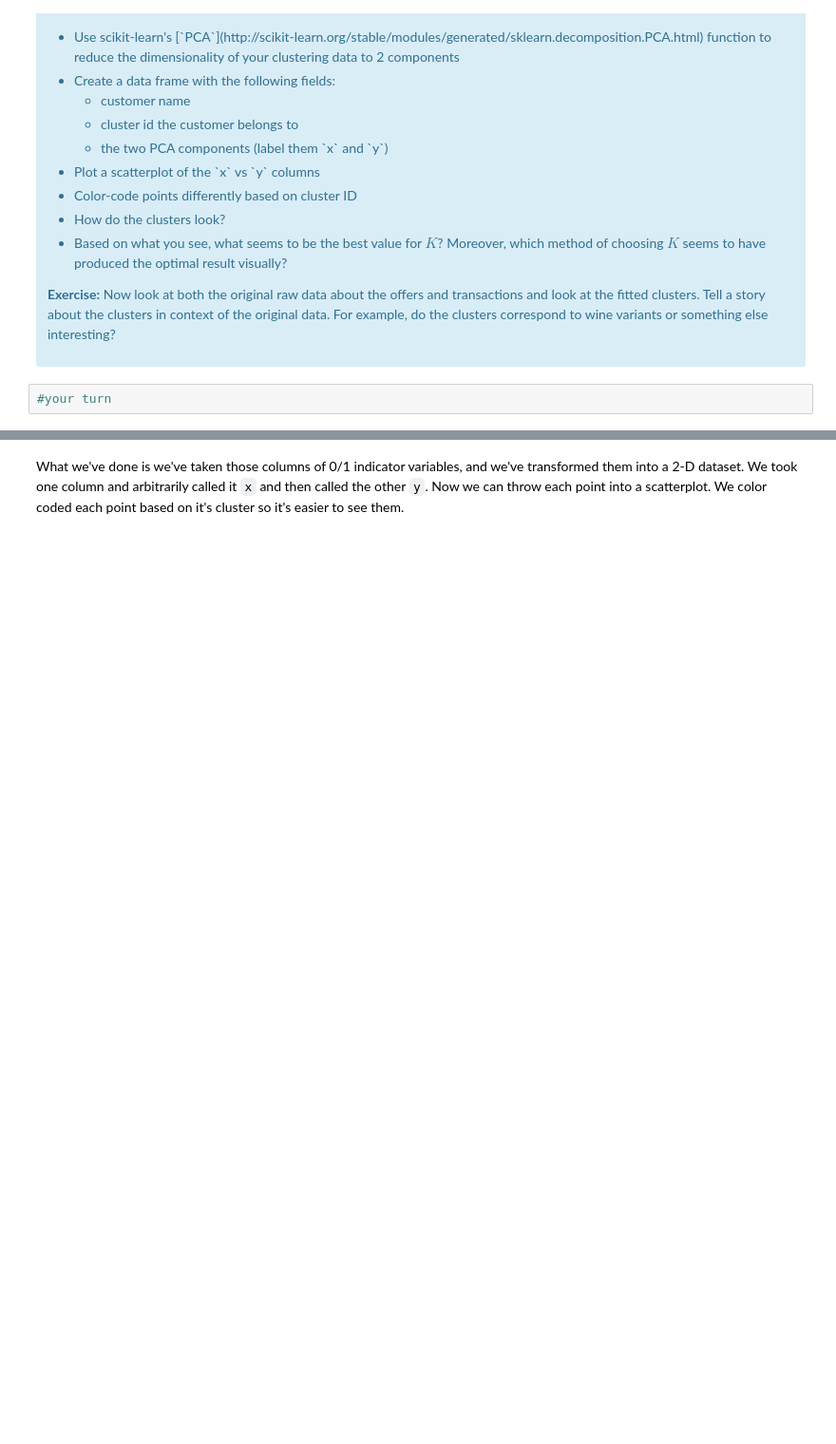
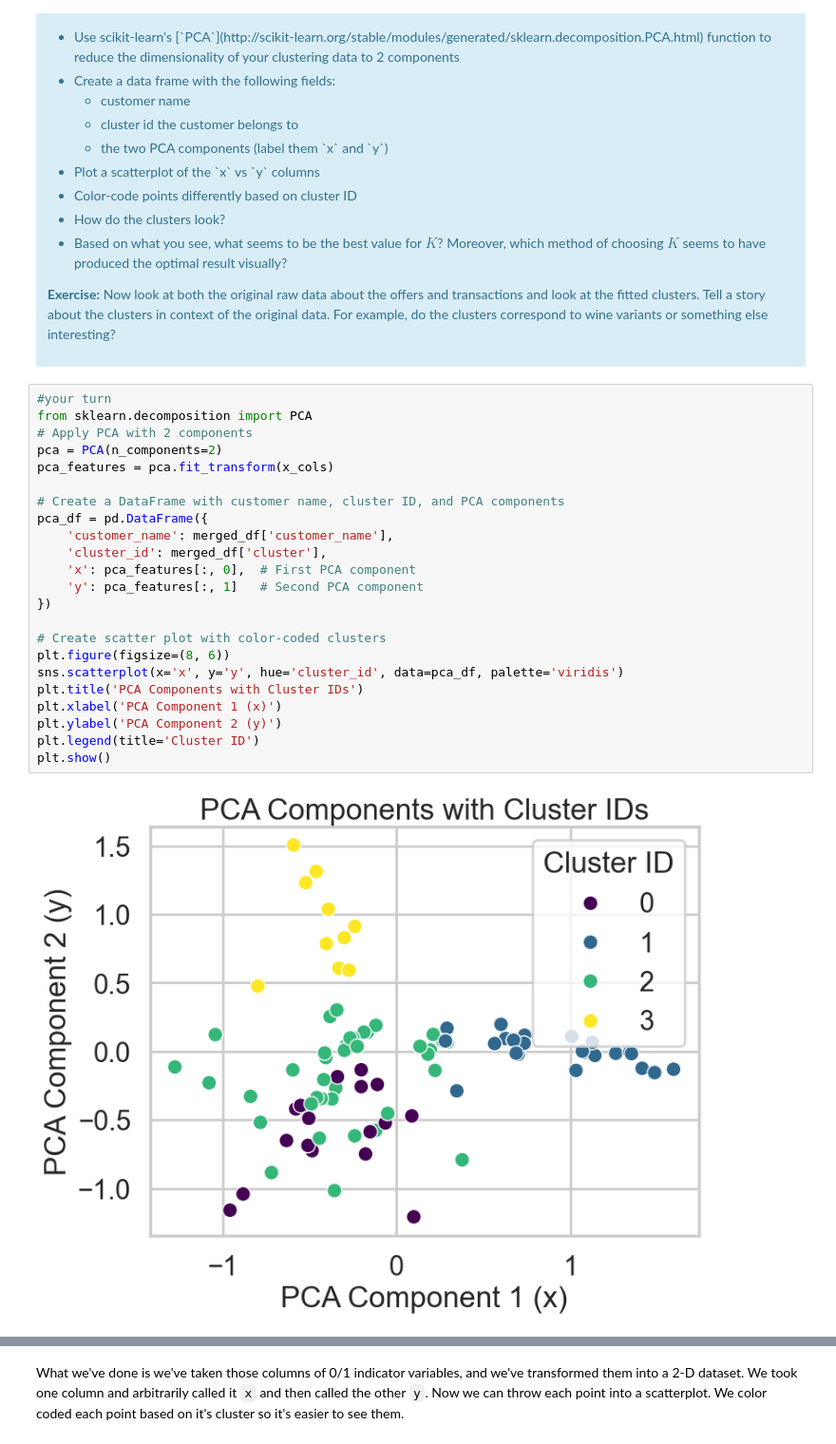
Before and after one commit to BTExpress1/miniprojects, a Jupyter notebook: Clustering Case Study/Clustering Case Study - Customer Segmentation with K-Means - Tier 3.ipynb, the cells around one changed output, grey strips where cells are left out. Shown: that part at 95% size. Saved outputs shown, nothing was run; the diff lists cells and outputs as text; blank space fills up the shorter version.

```diff
--- a/Clustering Case Study/Clustering Case Study - Customer Segmentation with K-Means - Tier 3.ipynb
+++ b/Clustering Case Study/Clustering Case Study - Customer Segmentation with K-Means - Tier 3.ipynb
@@ -398,5 +404,28 @@ This is only one use of PCA for dimension reduction. We can also use PCA when we
 
 <p><b>Exercise:</b> Now look at both the original raw data about the offers and transactions and look at the fitted clusters. Tell a story about the clusters in context of the original data. For example, do the clusters correspond to wine variants or something else interesting?</p>
 </div>
-# %%
-#your turn
+# %%
+#your turn
+from sklearn.decomposition import PCA
+# Apply PCA with 2 components
+pca = PCA(n_components=2)
+pca_features = pca.fit_transform(x_cols)
+
+# Create a DataFrame with customer name, cluster ID, and PCA components
+pca_df = pd.DataFrame({
+    'customer_name': merged_df['customer_name'],
+    'cluster_id': merged_df['cluster'],
+    'x': pca_features[:, 0],  # First PCA component
+    'y': pca_features[:, 1]   # Second PCA component
+})
+
+# Create scatter plot with color-coded clusters
+plt.figure(figsize=(8, 6))
+sns.scatterplot(x='x', y='y', hue='cluster_id', data=pca_df, palette='viridis')
+plt.title('PCA Components with Cluster IDs')
+plt.xlabel('PCA Component 1 (x)')
+plt.ylabel('PCA Component 2 (y)')
+plt.legend(title='Cluster ID')
+plt.show()
+# %% [output]
+[figure, added]
```
Also changed, not shown: parts of 12 cells of this notebook.
